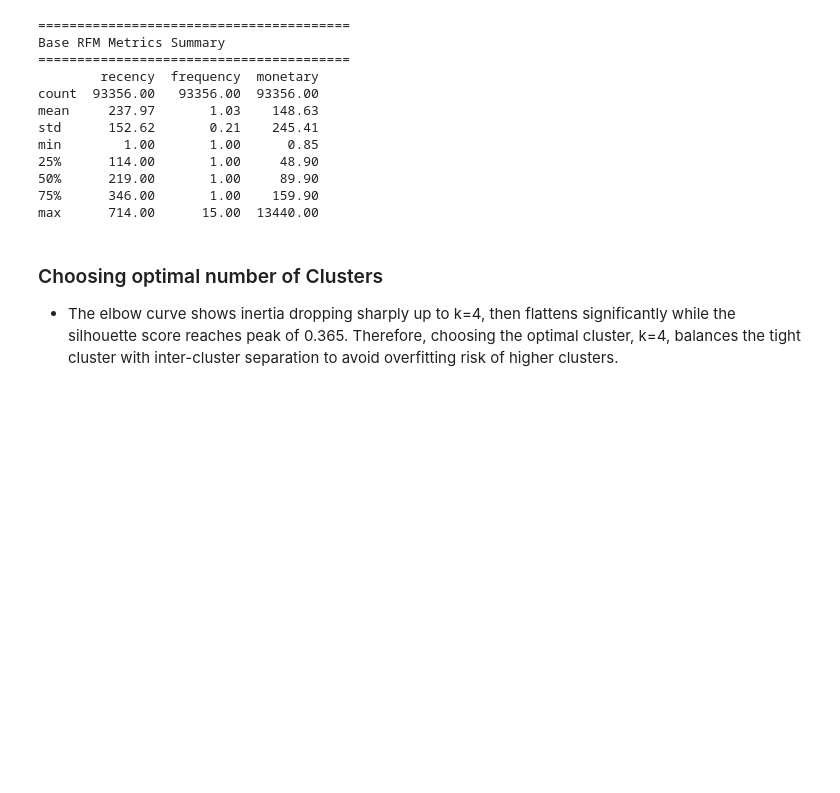
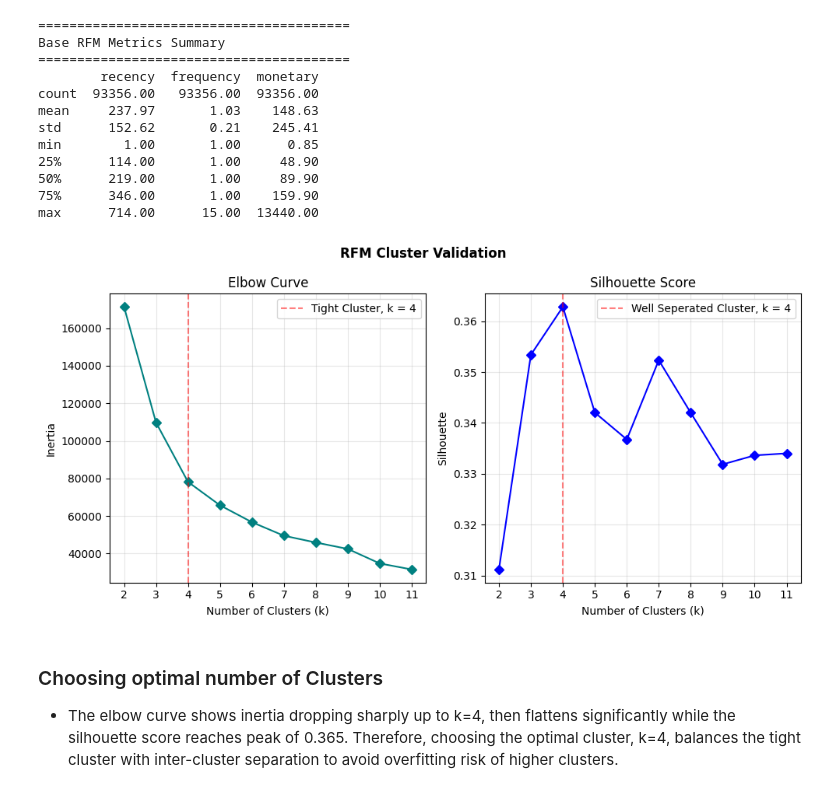
Before and after one commit to aguchhait-stack/olist-supply-chain-analytics, a Jupyter notebook: notebook.ipynb, the cells around one changed output. Saved outputs shown, nothing was run; the diff lists cells and outputs as text; code cells hidden in the pictures; blank space fills up the shorter version.

```diff
--- a/notebook.ipynb
+++ b/notebook.ipynb
@@ -442,34 +476,36 @@ X_test_scaled = scaler.transform(X_test)
 
 # Loops
 inertia = []
 silhouette =[]
 for cluster in range(2,12): # Silhouette need at least two cluster.
     kmeans = KMeans(n_clusters = cluster,random_state = 42)
     kmeans.fit(X_train_scaled)
     inertia.append(kmeans.inertia_)
     test_label = kmeans.predict(X_test_scaled) # Predicted lables
     silhouette.append(silhouette_score(X_test_scaled,test_label))
 fig,axis = plt.subplots(1,2,figsize=(10,5),sharex=True)
 axis[0].plot(range(2,12),inertia,marker='D',color='teal')
 axis[1].plot(range(2,12),silhouette,marker='D',color='blue')
 axis[0].set_xlabel("Number of Clusters (k)")
 axis[0].set_ylabel("Inertia")
 axis[0].set_title("Elbow Curve")
 axis[0].set_xticks(range(2,12))
 axis[1].set_xticks(range(2,12))
 axis[0].axvline(x=4,color='r',linestyle='--',alpha=0.5,label="Tight Cluster, k = 4")
 axis[0].legend()
 axis[1].axvline(x=4,color='r',linestyle='--',alpha=0.5,label="Well Seperated Cluster, k = 4")
 axis[1].legend()
 axis[0].grid(alpha=0.3)
 axis[1].grid(alpha=0.3)
 axis[1].set_title("Silhouette Score")
 axis[1].set_xlabel("Number of Clusters (k)")
 axis[1].set_ylabel("Silhouette")
-plt.suptitle("RFM Cluster Validation", fontsize=12, fontweight='bold')
+plt.suptitle("RFM Cluster Validation", fontsize=11, fontweight='bold')
 plt.tight_layout()
 plt.savefig('outputs/elbow_silhouette_validation.png')
 plt.show()
+# %% [output]
+[figure, added]
 # %% [markdown]
 ### Choosing optimal number of Clusters
 
```
Also changed, not shown: parts of 39 cells of this notebook, 7 other files.
